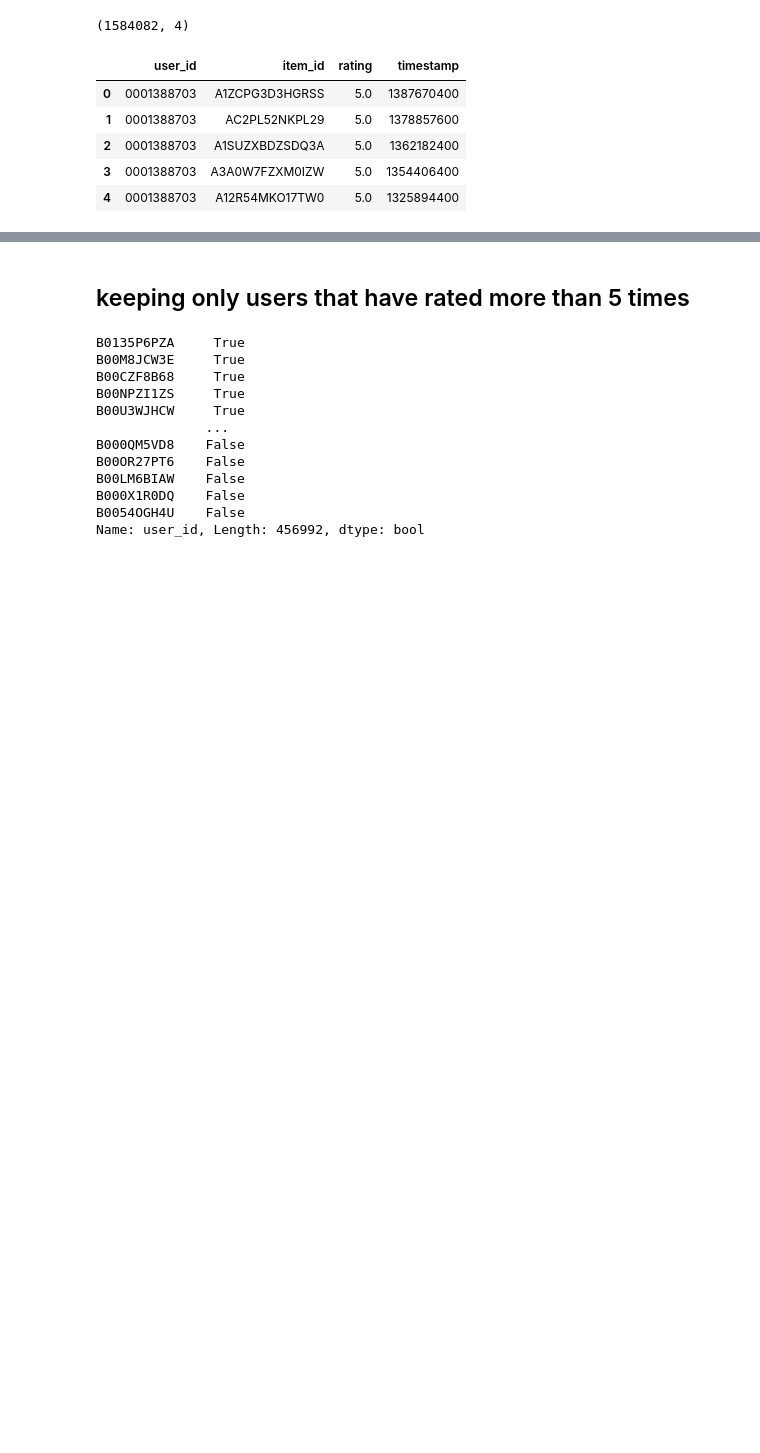
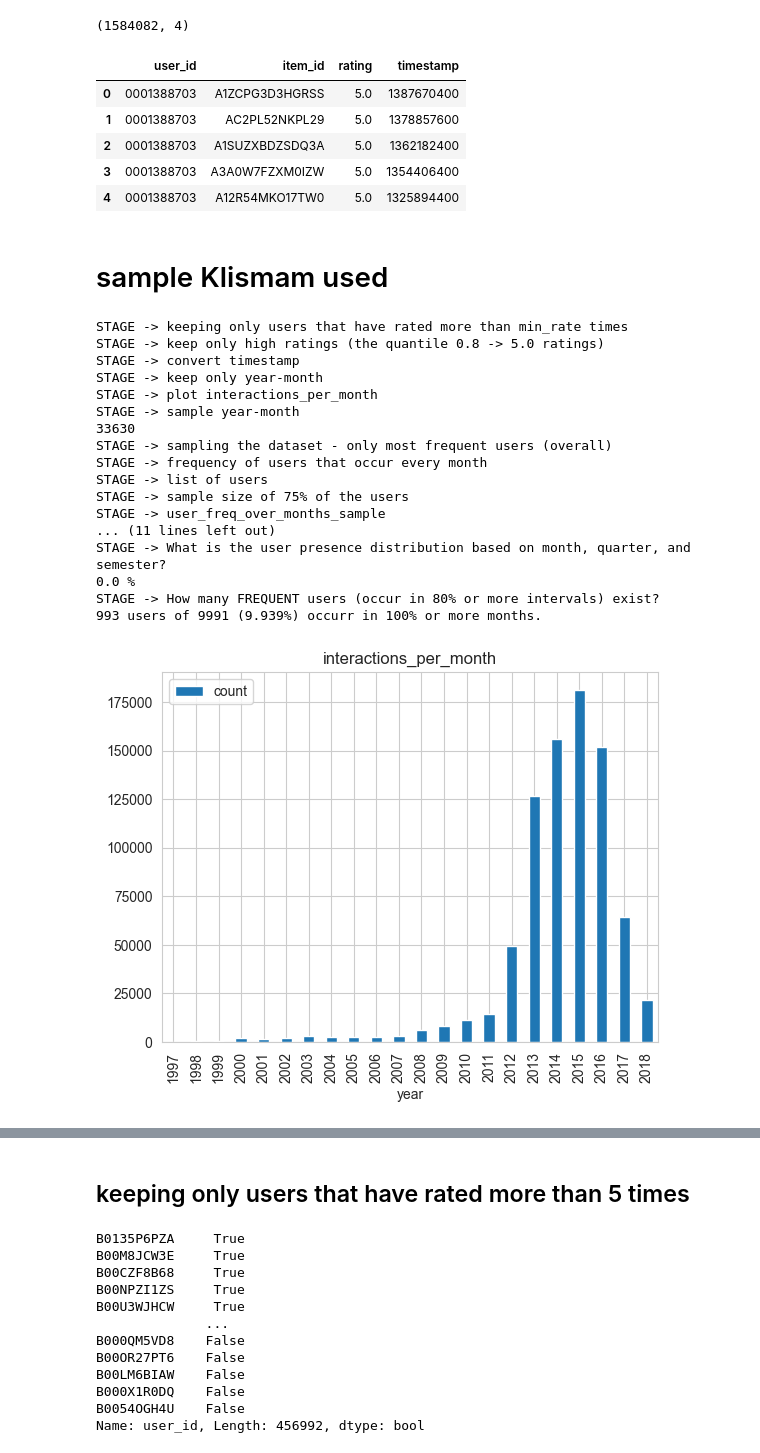
Before and after one commit to mariajoaolavoura/measuring_forgetting, a Jupyter notebook: notebooks/Reproducibility - Amazon Digital Music - Avaliação de Dataset .ipynb, the cells around one changed output, grey strips where cells are left out. Saved outputs shown, nothing was run; the diff lists cells and outputs as text; code cells hidden in the pictures; blank space fills up the shorter version.

```diff
--- a/notebooks/Reproducibility - Amazon Digital Music - Avaliação de Dataset .ipynb
+++ b/notebooks/Reproducibility - Amazon Digital Music - Avaliação de Dataset .ipynb
@@ -54,0 +233,28 @@ dig_music.head()
+# %% [markdown]
+# sample Klismam used
+# %%
+sample_dataset(orig_data = dig_music,
+                min_rate = 5,
+                sample_year_month = [('2014', '%Y'), ('2014-04', '%Y-%m')],
+                prop = 0.75,
+                seed = 42,
+                use_threshold = True)
+# %% [output]
+STAGE -> keeping only users that have rated more than min_rate times
+STAGE -> keep only high ratings (the quantile 0.8 -> 5.0 ratings)
+STAGE -> convert timestamp
+STAGE -> keep only year-month
+STAGE -> plot interactions_per_month
+STAGE -> sample year-month
+33630
+STAGE -> sampling the dataset - only most frequent users (overall)
+STAGE -> frequency of users that occur every month
+STAGE -> list of users
+STAGE -> sample size of 75% of the users
+STAGE -> user_freq_over_months_sample
+... (11 lines left out)
+STAGE -> What is the user presence distribution based on month, quarter, and semester?
+0.0 %
+STAGE -> How many FREQUENT users (occur in 80% or more intervals) exist?
+993 users of 9991 (9.939%) occurr in 100% or more months.
+[figure, added]
```
Also changed, not shown: parts of 8 cells of this notebook, 39 other files.
